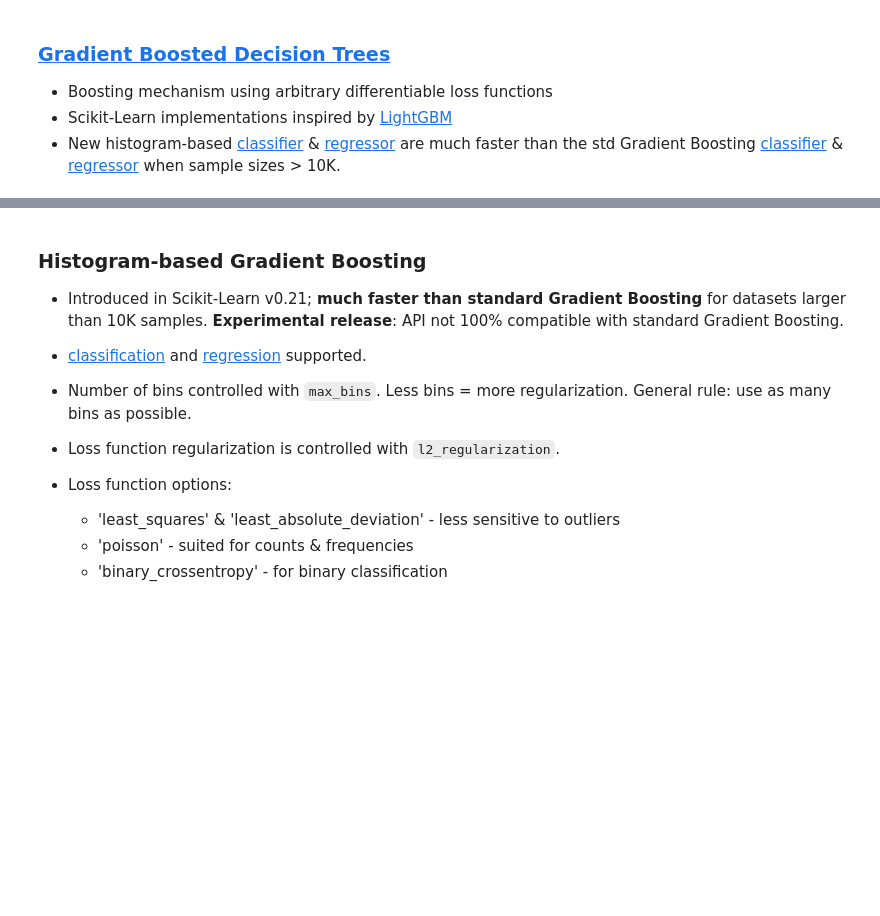
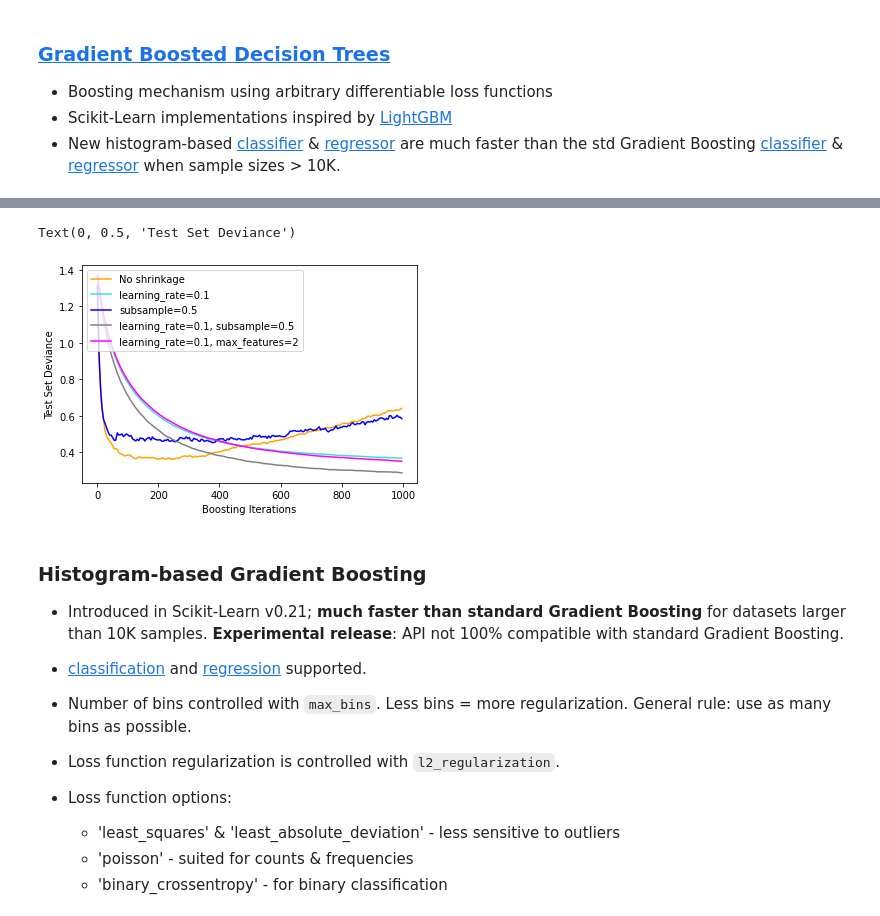
Before and after one commit to bjpcjp/scikit-learn, a Jupyter notebook: 11b_boosting.ipynb, the cells around one changed output, grey strips where cells are left out. Drawn from its saved outputs; the diff is of its cells as text; code cells hidden in the pictures; blank space fills up the shorter version.

```diff
--- a/11b_boosting.ipynb
+++ b/11b_boosting.ipynb
@@ -314,0 +475,12 @@ plt.show()
+# %%
+from sklearn.datasets import make_hastie_10_2
+from sklearn.ensemble import GradientBoostingClassifier as GBC
+
+X, y = make_hastie_10_2(random_state=0)
+
+clf = GBC(n_estimators=100,
+          learning_rate=1.0,
+          max_depth=1,
+          random_state=0).fit(X, y)
+
+clf.feature_importances_
@@ -315,3 +495,56 @@ plt.show()
+# %%
+import numpy as np
+import matplotlib.pyplot as plt
+from sklearn import ensemble
+from sklearn import datasets
+
+X, y = datasets.make_hastie_10_2(n_samples=12000,
+                                 random_state=1)
+# map labels from {-1, 1} to {0, 1}
+X               = X.astype(np.float32)
+labels, y       = np.unique(y, return_inverse=True)
+X_train, X_test = X[:2000], X[2000:]
+y_train, y_test = y[:2000], y[2000:]
+
+original_params = {'n_estimators': 1000,
+                   'max_leaf_nodes': 4,
+                   'max_depth': None,
+                   'random_state': 2,
+                   'min_samples_split': 5}
+
+plt.figure()
+
+for label, color, setting in [('No shrinkage', 'orange',
+                               {'learning_rate': 1.0, 'subsample': 1.0}),
+                              ('learning_rate=0.1', 'turquoise',
+                               {'learning_rate': 0.1, 'subsample': 1.0}),
+                              ('subsample=0.5', 'blue',
+                               {'learning_rate': 1.0, 'subsample': 0.5}),
+                              ('learning_rate=0.1, subsample=0.5', 'gray',
+                               {'learning_rate': 0.1, 'subsample': 0.5}),
+                              ('learning_rate=0.1, max_features=2', 'magenta',
+                               {'learning_rate': 0.1, 'max_features': 2})]:
+    params = dict(original_params)
+    params.update(setting)
+
+    clf = ensemble.GradientBoostingClassifier(**params).fit(X_train, y_train)
+    test_deviance = np.zeros((params['n_estimators'],),
+                             dtype=np.float64)
+
+    for i, y_pred in enumerate(clf.staged_decision_function(X_test)):
+        # clf.loss_ assumes that y_test[i] in {0, 1}
+        test_deviance[i] = clf.loss_(y_test, y_pred)
+
+    plt.plot((np.arange(test_deviance.shape[0]) + 1)[::5],
+             test_deviance[::5],
+            '-', color=color, label=label)
+
+plt.legend(loc='upper left')
+plt.xlabel('Boosting Iterations')
+plt.ylabel('Test Set Deviance')
+# %% [output]
+Text(0, 0.5, 'Test Set Deviance')
+[figure, added]
 # %% [markdown]
 ### Histogram-based Gradient Boosting
 - Introduced in Scikit-Learn v0.21; **much faster than standard Gradient Boosting** for datasets larger than 10K samples. **Experimental release**: API not 100% compatible with standard Gradient Boosting.
```
Also changed, not shown: parts of 17 cells of this notebook, 1 other file.
